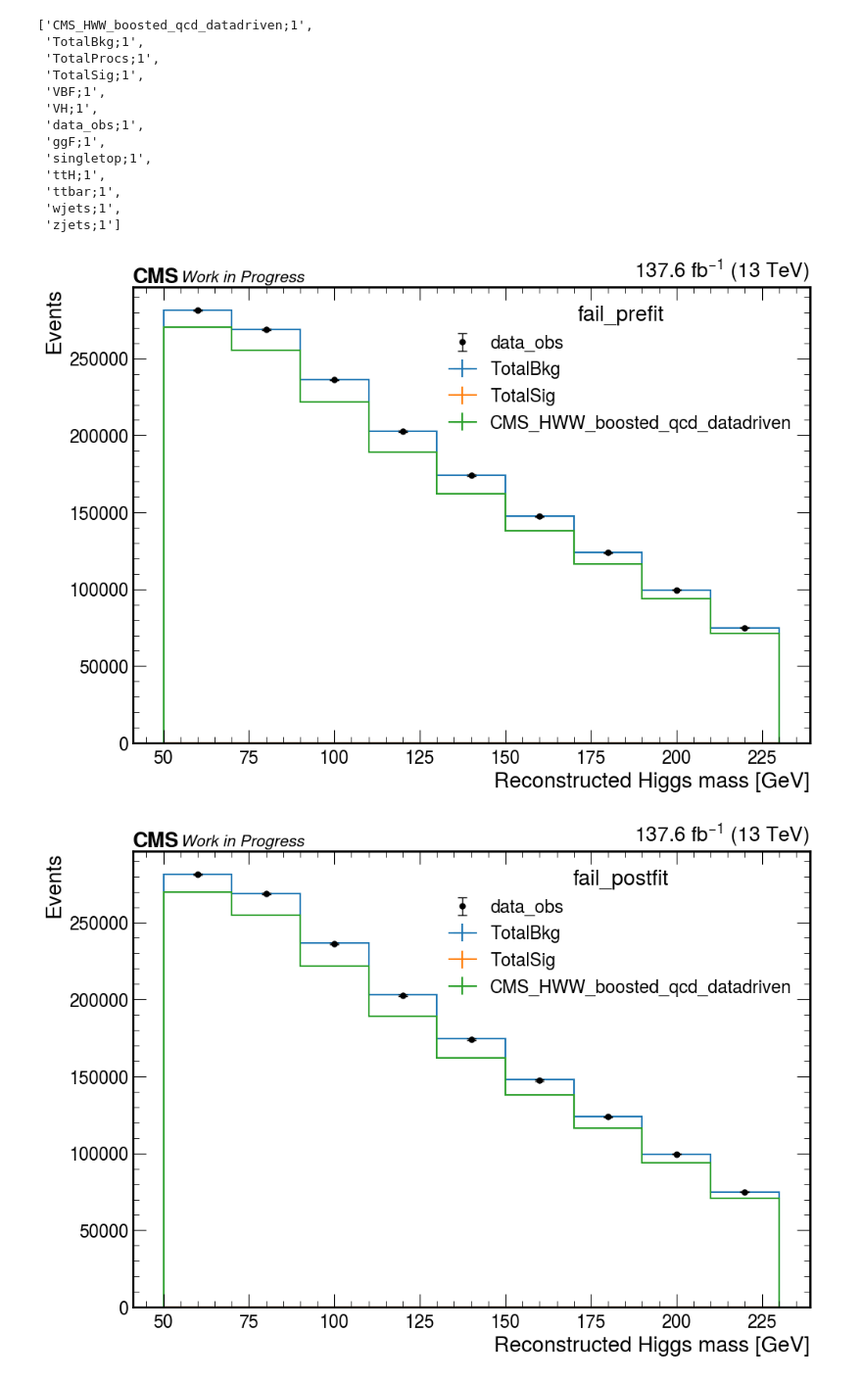
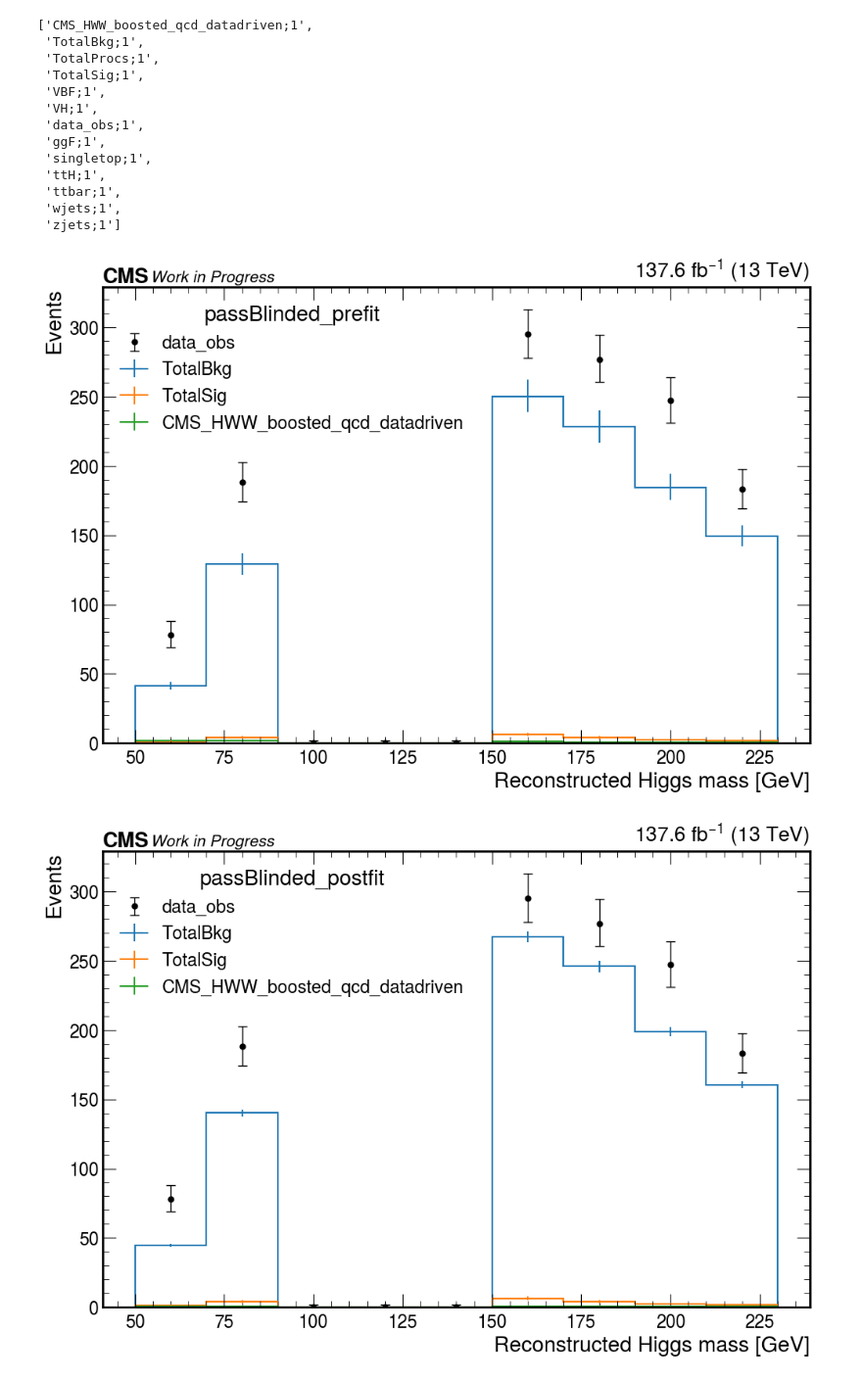
Before and after one commit to quinnanm/boostedhiggs, a Jupyter notebook: binder/combine.ipynb, the cells around one changed output. Shown at 98% size. Cells and saved outputs as stored; diff of their text form; code cells hidden in the pictures.

```diff
--- a/binder/combine.ipynb
+++ b/binder/combine.ipynb
@@ -59,7 +62,7 @@ full_lumi
 137.64
 # %%
 import uproot
-f = uproot.open("FitShapes.root")
+f = uproot.open("FitShapes2.root")
 # %%
 f.keys()
 # %% [output]
@@ -104,36 +107,36 @@ samples = [
     "CMS_HWW_boosted_qcd_datadriven",
 ]
 # %%
-for key in ["fail_prefit", "fail_postfit"]:
+for key in ["passBlinded_prefit", "passBlinded_postfit"]:
     fig, ax = plt.subplots(figsize=(10,7), constrained_layout=True)
 
     for sample in samples:
 
         if sample == "data_obs":
 
             hep.histplot(
                 f[key]["data_obs"],
                 ax=ax,
                 label=sample,
                 histtype="errorbar",
                 color="k",
                 capsize=4,
             )
 
         else:
             hep.histplot(
                 f[key][sample],
                 ax=ax,
                 histtype="step",
                 label=sample,
             )
 
     ax.legend(title=key)
     ax.set_ylabel(f"Events")
     ax.set_xlabel(f"Reconstructed Higgs mass [GeV]")
     ax.set_ylim(0)
     hep.cms.lumitext("%.1f " % full_lumi + r"fb$^{-1}$ (13 TeV)", ax=ax, fontsize=20)
     hep.cms.text("Work in Progress", ax=ax, fontsize=15)
 # %% [output]
-[figure, old version]
+[figure, new version]
-[figure, old version]
+[figure, new version]
```
Also changed, not shown: parts of 1 cell of this notebook, 2 other files.
